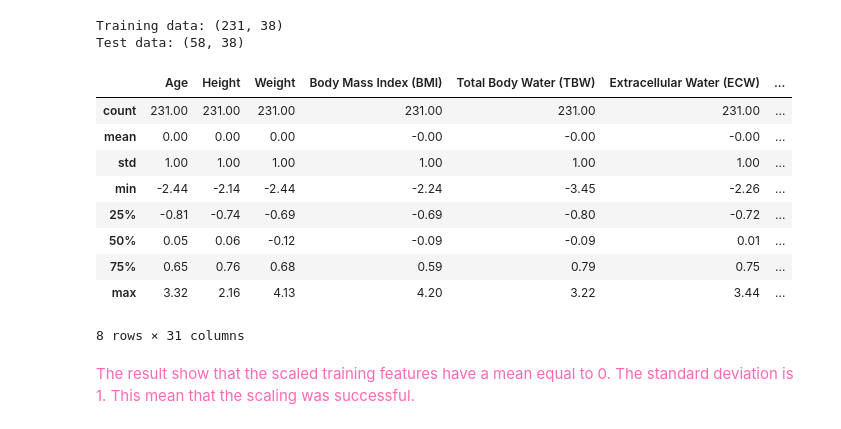
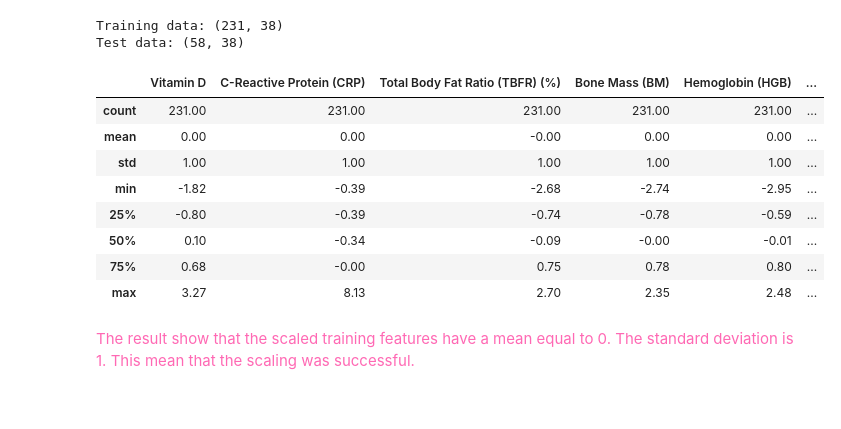
Before and after one commit to aaamainorg/dat540-group1, a Jupyter notebook: EML_gallstone.ipynb, the cells around one changed output. Drawn from its saved outputs; the diff is of its cells as text; code cells hidden in the pictures.

```diff
--- a/EML_gallstone.ipynb
+++ b/EML_gallstone.ipynb
@@ -937,24 +937,23 @@ Test data: (58, 38)
 # %%
 #Scaling the features using StandardScaler
 scaler=StandardScaler()
 
-X_train[continous_features]=scaler.fit_transform(X_train[continous_features])
-X_test[continous_features]=scaler.transform(X_test[continous_features])
+X_train[SELECTED_FEATURES]=scaler.fit_transform(X_train[SELECTED_FEATURES])
+X_test[SELECTED_FEATURES]=scaler.transform(X_test[SELECTED_FEATURES])
 
-validation_set_df[continous_features]=scaler.transform(validation_set_df[continous_features])
+validation_set_df[SELECTED_FEATURES]=scaler.transform(validation_set_df[SELECTED_FEATURES])
 
-X_train[continous_features].describe().round(2)
+X_train[SELECTED_FEATURES].describe().round(2)
 # %% [output]
-|  | Age | Height | Weight | Body Mass Index (BMI) | Total Body Water (TBW) | Extracellular Water (ECW) | ... |
-| count | 231.00 | 231.00 | 231.00 | 231.00 | 231.00 | 231.00 | ... |
-| mean | 0.00 | 0.00 | 0.00 | -0.00 | -0.00 | -0.00 | ... |
-| std | 1.00 | 1.00 | 1.00 | 1.00 | 1.00 | 1.00 | ... |
-| min | -2.44 | -2.14 | -2.44 | -2.24 | -3.45 | -2.26 | ... |
-| 25% | -0.81 | -0.74 | -0.69 | -0.69 | -0.80 | -0.72 | ... |
-| 50% | 0.05 | 0.06 | -0.12 | -0.09 | -0.09 | 0.01 | ... |
-| 75% | 0.65 | 0.76 | 0.68 | 0.59 | 0.79 | 0.75 | ... |
-| max | 3.32 | 2.16 | 4.13 | 4.20 | 3.22 | 3.44 | ... |
+|  | Vitamin D | C-Reactive Protein (CRP) | Total Body Fat Ratio (TBFR) (%) | Bone Mass (BM) | Hemoglobin (HGB) | ... |
+| count | 231.00 | 231.00 | 231.00 | 231.00 | 231.00 | ... |
+| mean | 0.00 | 0.00 | -0.00 | 0.00 | 0.00 | ... |
+| std | 1.00 | 1.00 | 1.00 | 1.00 | 1.00 | ... |
+| min | -1.82 | -0.39 | -2.68 | -2.74 | -2.95 | ... |
+| 25% | -0.80 | -0.39 | -0.74 | -0.78 | -0.59 | ... |
+| 50% | 0.10 | -0.34 | -0.09 | -0.00 | -0.01 | ... |
+| 75% | 0.68 | -0.00 | 0.75 | 0.78 | 0.80 | ... |
+| max | 3.27 | 8.13 | 2.70 | 2.35 | 2.48 | ... |
-8 rows × 31 columns
 # %% [markdown]
 <span style="color:hotpink;"> The result show that the scaled training features have a mean equal to 0. The standard deviation is 1. This mean that the scaling was successful.
 # %% [markdown]
```
Also changed, not shown: parts of 12 cells of this notebook.
